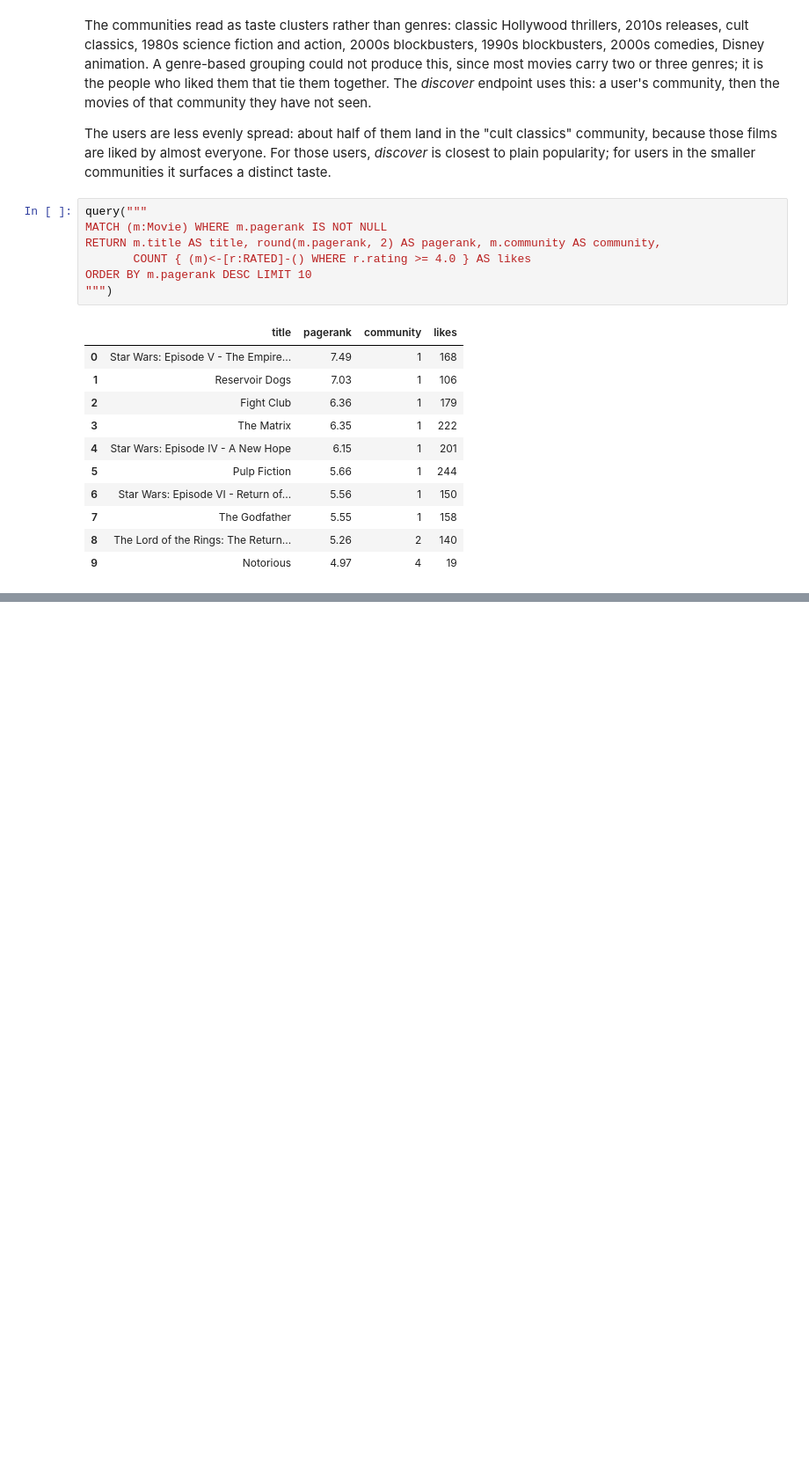
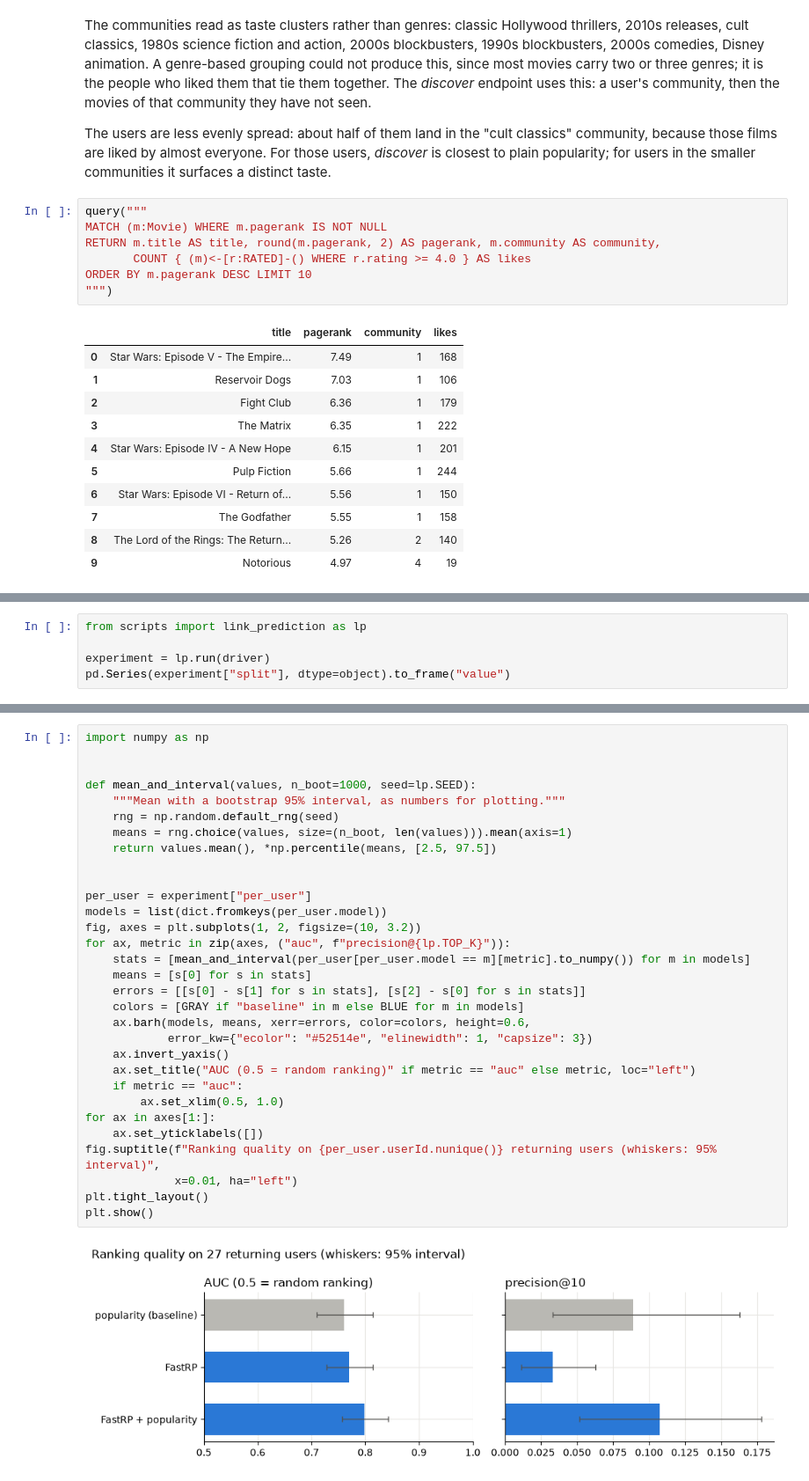
Before and after one commit to Jawadmallat/aidams-3A-kg-project-jawad-charles-erdem, a Jupyter notebook: demo.ipynb, the cells around one changed output, grey strips where cells are left out. Shown at 88% size. Drawn from its saved outputs; the diff is of its cells as text; blank space fills up the shorter version.

Commit message:
docs: report link prediction protocol and results in the notebook

```diff
--- a/demo.ipynb
+++ b/demo.ipynb
@@ -448,0 +470,5 @@ ORDER BY m.pagerank DESC LIMIT 10
+# %%
+from scripts import link_prediction as lp
+
+experiment = lp.run(driver)
+pd.Series(experiment["split"], dtype=object).to_frame("value")
@@ -448,0 +494,33 @@ ORDER BY m.pagerank DESC LIMIT 10
+# %%
+import numpy as np
+
+
+def mean_and_interval(values, n_boot=1000, seed=lp.SEED):
+    """Mean with a bootstrap 95% interval, as numbers for plotting."""
+    rng = np.random.default_rng(seed)
+    means = rng.choice(values, size=(n_boot, len(values))).mean(axis=1)
+    return values.mean(), *np.percentile(means, [2.5, 97.5])
+
+
+per_user = experiment["per_user"]
+models = list(dict.fromkeys(per_user.model))
+fig, axes = plt.subplots(1, 2, figsize=(10, 3.2))
+for ax, metric in zip(axes, ("auc", f"precision@{lp.TOP_K}")):
+    stats = [mean_and_interval(per_user[per_user.model == m][metric].to_numpy()) for m in models]
+    means = [s[0] for s in stats]
+    errors = [[s[0] - s[1] for s in stats], [s[2] - s[0] for s in stats]]
+    colors = [GRAY if "baseline" in m else BLUE for m in models]
+    ax.barh(models, means, xerr=errors, color=colors, height=0.6,
+            error_kw={"ecolor": "#52514e", "elinewidth": 1, "capsize": 3})
+    ax.invert_yaxis()
+    ax.set_title("AUC (0.5 = random ranking)" if metric == "auc" else metric, loc="left")
+    if metric == "auc":
+        ax.set_xlim(0.5, 1.0)
+for ax in axes[1:]:
+    ax.set_yticklabels([])
+fig.suptitle(f"Ranking quality on {per_user.userId.nunique()} returning users (whiskers: 95% interval)",
+             x=0.01, ha="left")
+plt.tight_layout()
+plt.show()
+# %% [output]
+[figure, added]
```
Also changed, not shown: parts of 7 cells of this notebook.
